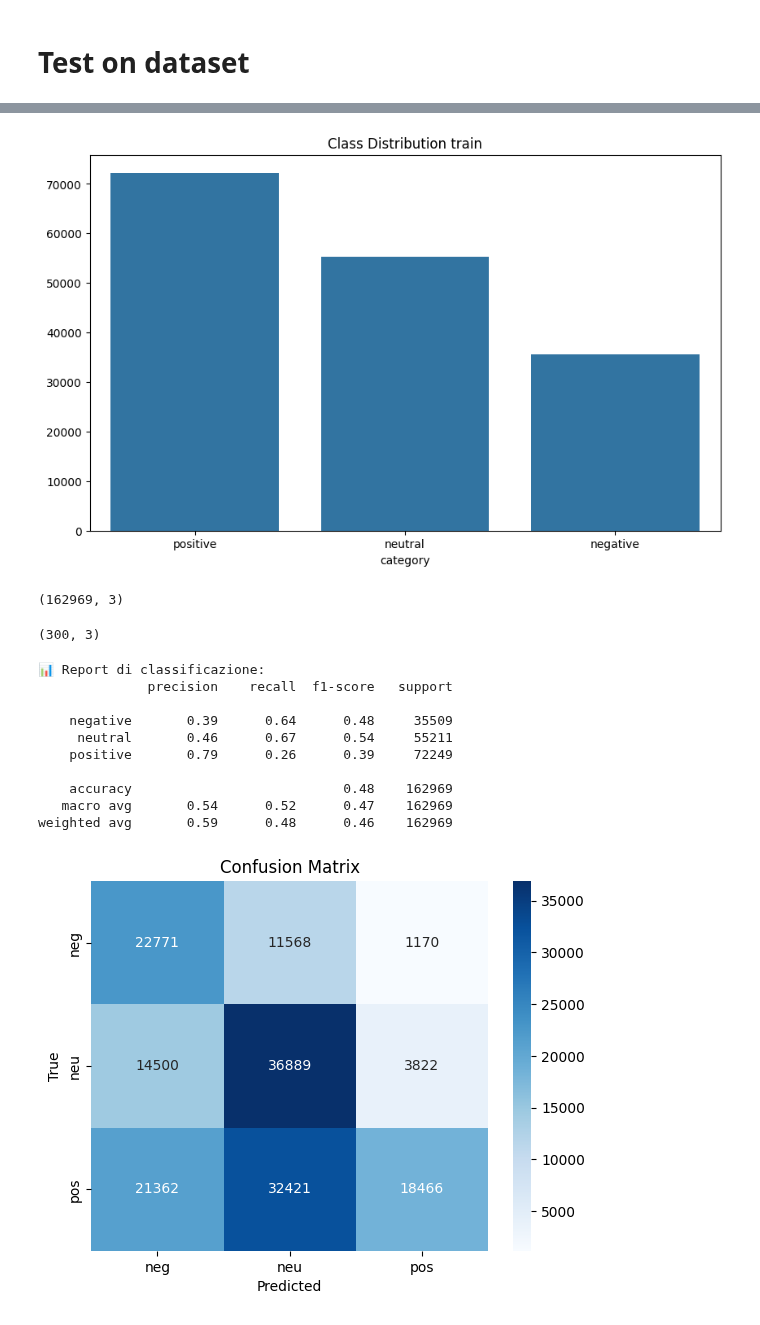
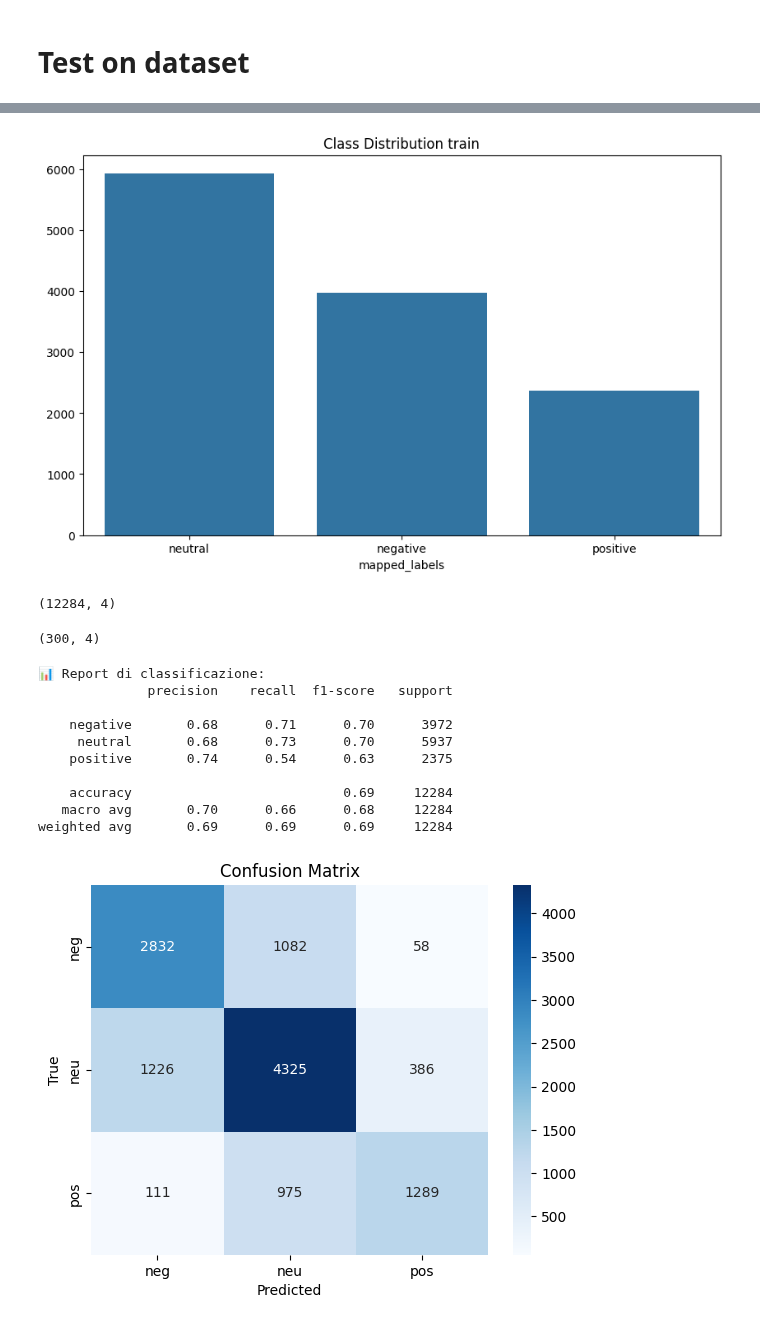
Before and after one commit to silentfortin/ai-portfolio, a Jupyter notebook: 10-mlops-reputation/notebooks/sentiment_analysis.ipynb, the cells around one changed output, grey strips where cells are left out. Drawn from its saved outputs; the diff is of its cells as text; code cells hidden in the pictures.

```diff
--- a/10-mlops-reputation/notebooks/sentiment_analysis.ipynb
+++ b/10-mlops-reputation/notebooks/sentiment_analysis.ipynb
@@ -15,12 +14,12 @@ from datasets import load_dataset
 from sklearn.metrics import classification_report, confusion_matrix
 from tqdm import tqdm
 # %%
-file_path = "Twitter_Data.csv"
+file_path = "sentiment_test.csv"
 
 # Load the latest version
 df = kagglehub.load_dataset(
   KaggleDatasetAdapter.PANDAS,
-  "saurabhshahane/twitter-sentiment-dataset",
+  "thedevastator/tweeteval-a-multi-task-classification-benchmark",
   file_path,
 )
 
@@ -147,7 +123,7 @@ label
 # %% [markdown]
 # Test on dataset
 # %%
-df['category'] = df['category'].replace({-1: 'negative', 0: 'neutral', 1: 'positive'})
+df['mapped_labels'] = df['label'].replace({0: 'negative', 1: 'neutral', 2: 'positive'})
 # %%
 df.isna().sum()
 # %% [output]
@@ -158,4 +135,4 @@ df.isna().sum()
 dtype: int64
 # %%
 # Drop rows with missing values
-df.dropna(subset=['clean_text', 'category'], inplace=True)
+df.dropna(subset=['text', 'label'], inplace=True)
@@ -178,6 +147,6 @@ negative    35509
 Name: count, dtype: int64
 # %%
-dist = df['category'].value_counts()
+dist = df['mapped_labels'].value_counts()
 def distribution_plot(x, y, name):
     plt.figure(figsize=(10, 6))
     sns.barplot(x=x, y=y)
@@ -186,17 +155,17 @@ def distribution_plot(x, y, name):
 
 distribution_plot(x=dist.index, y=dist.values, name='Class Distribution train')
 # %% [output]
-[figure, old version]
+[figure, new version]
 # %%
 df.shape
 # %% [output]
-(162969, 3)
+(12284, 4)
 # %%
 sample_text = df[:300]
 # %%
 sample_text.shape
 # %% [output]
-(300, 3)
+(300, 4)
 # %%
 def get_sentiment(text):
   return(sentiment_pipeline(text)[0]['label'])
@@ -216,25 +185,25 @@ df["roberta_pred"] = predict_sentiment_batch(df)
 # %%
 from sklearn.metrics import classification_report, confusion_matrix
 
 print("\n📊 Report di classificazione:")
-print(classification_report(df["category"], df["roberta_pred"], zero_division=0))
+print(classification_report(df["mapped_labels"], df["roberta_pred"], zero_division=0))
 
-cm = confusion_matrix(df["category"], df["roberta_pred"], labels=["negative", "neutral", "positive"])
+cm = confusion_matrix(df["mapped_labels"], df["roberta_pred"], labels=["negative", "neutral", "positive"])
 sns.heatmap(cm, annot=True, fmt="d", cmap="Blues", xticklabels=["neg","neu","pos"], yticklabels=["neg","neu","pos"])
 plt.title("Confusion Matrix")
 plt.xlabel("Predicted")
 plt.ylabel("True")
 plt.show()
 # %% [output]
 📊 Report di classificazione:
               precision    recall  f1-score   support
 
-    negative       0.39      0.64      0.48     35509
-     neutral       0.46      0.67      0.54     55211
-    positive       0.79      0.26      0.39     72249
+    negative       0.68      0.71      0.70      3972
+     neutral       0.68      0.73      0.70      5937
+    positive       0.74      0.54      0.63      2375
 
-    accuracy                           0.48    162969
-   macro avg       0.54      0.52      0.47    162969
-weighted avg       0.59      0.48      0.46    162969
+    accuracy                           0.69     12284
+   macro avg       0.70      0.66      0.68     12284
+weighted avg       0.69      0.69      0.69     12284
-[figure, old version]
+[figure, new version]
 # %%
```
Also changed, not shown: parts of 14 cells of this notebook.
